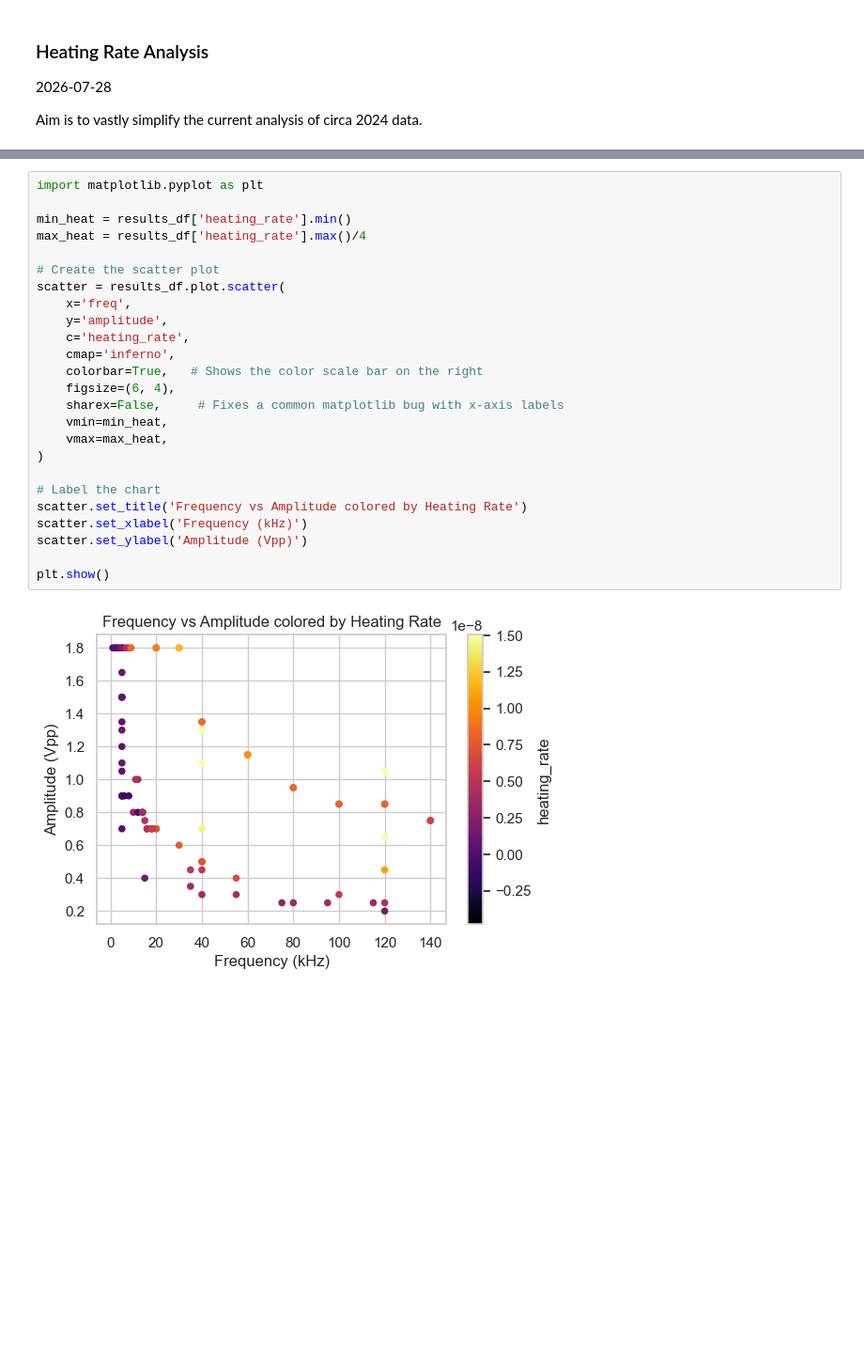
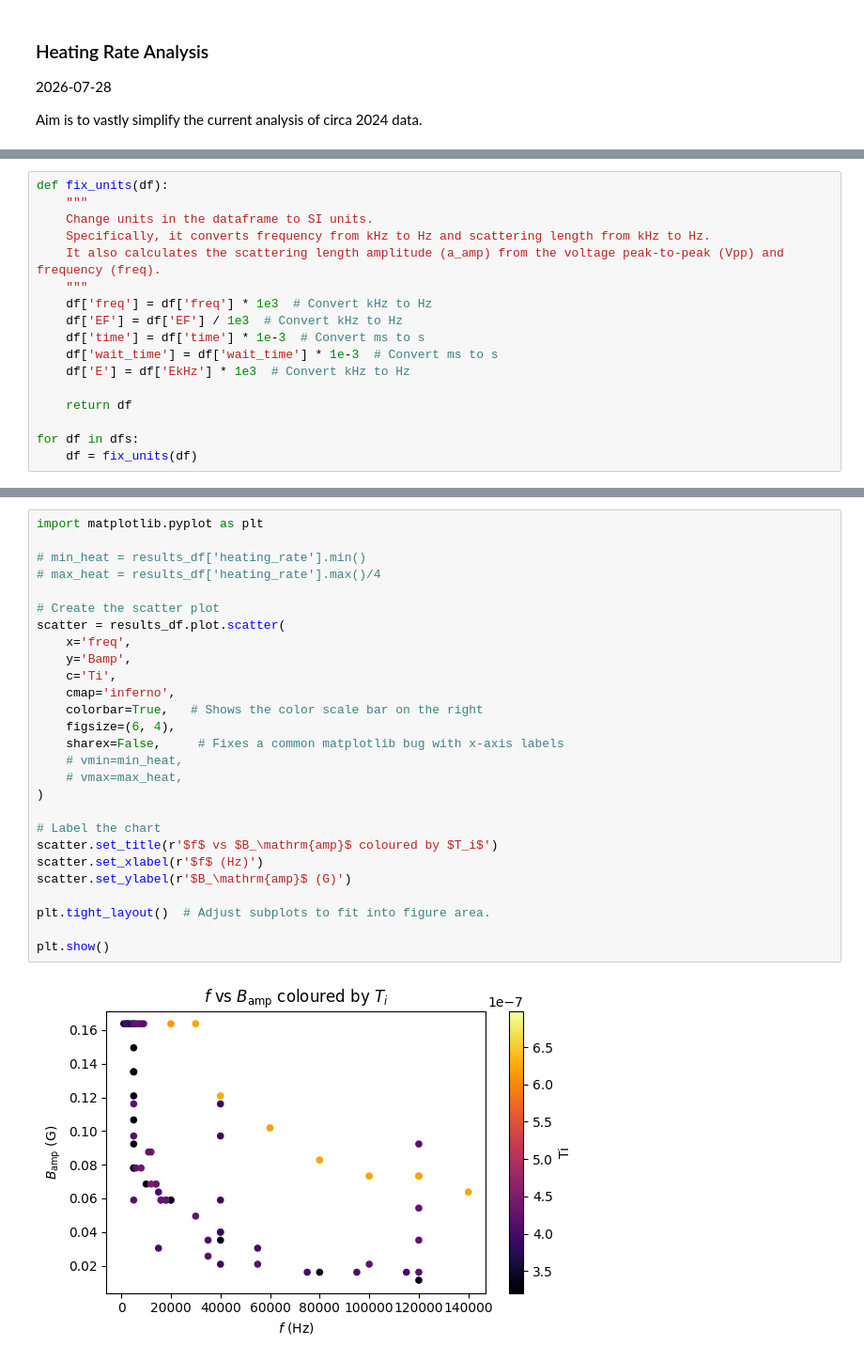
Before and after one commit to uoft-chiplab/Fast-Modulation-Contact-Correlation-Project, a Jupyter notebook: contact_correlations/heating_rate_analysis.ipynb, the cells around one changed output, grey strips where cells are left out. Shown at 94% size. Saved outputs shown, nothing was run; the diff lists cells and outputs as text; blank space fills up the shorter version.

Commit message:
Fixed units in analysis script

```diff
--- a/contact_correlations/heating_rate_analysis.ipynb
+++ b/contact_correlations/heating_rate_analysis.ipynb
@@ -45,4 +61,21 @@ Index(['cyc', 'freq', 'amplitude', 'time', 'wait_time', 'cyc2', 'T', 'TF',
        'EkHz2', 'SNkB', 'tof', 'AR', 'beta_visc', 'alpha_visc', 'smomE',
        'smomEkHz', 'smomEoEFEst', 'smomEoEF', 'filename'],
       dtype='object')
+# %%
+def fix_units(df):
+    """
+    Change units in the dataframe to SI units.
+    Specifically, it converts frequency from kHz to Hz and scattering length from kHz to Hz.
+    It also calculates the scattering length amplitude (a_amp) from the voltage peak-to-peak (Vpp) and frequency (freq).
+    """
+    df['freq'] = df['freq'] * 1e3  # Convert kHz to Hz
+    df['EF'] = df['EF'] / 1e3  # Convert kHz to Hz
+    df['time'] = df['time'] * 1e-3  # Convert ms to s
+    df['wait_time'] = df['wait_time'] * 1e-3  # Convert ms to s
+    df['E'] = df['EkHz'] * 1e3  # Convert kHz to Hz
+
+    return df
+
+for df in dfs:
+    df = fix_units(df)
 # %%
@@ -95,30 +163,32 @@ results_df = pd.concat([
 # %%
 import matplotlib.pyplot as plt
 
-min_heat = results_df['heating_rate'].min()
-max_heat = results_df['heating_rate'].max()/4
+# min_heat = results_df['heating_rate'].min()
+# max_heat = results_df['heating_rate'].max()/4
 
 # Create the scatter plot
 scatter = results_df.plot.scatter(
     x='freq',
-    y='amplitude',
-    c='heating_rate',
+    y='Bamp',
+    c='Ti',
     cmap='inferno',
     colorbar=True,   # Shows the color scale bar on the right
     figsize=(6, 4),
     sharex=False,     # Fixes a common matplotlib bug with x-axis labels
-    vmin=min_heat,
-    vmax=max_heat,
+    # vmin=min_heat,
+    # vmax=max_heat,
 )
 
 # Label the chart
-scatter.set_title('Frequency vs Amplitude colored by Heating Rate')
-scatter.set_xlabel('Frequency (kHz)')
-scatter.set_ylabel('Amplitude (Vpp)')
+scatter.set_title(r'$f$ vs $B_\mathrm{amp}$ coloured by $T_i$')
+scatter.set_xlabel(r'$f$ (Hz)')
+scatter.set_ylabel(r'$B_\mathrm{amp}$ (G)')
+
+plt.tight_layout()  # Adjust subplots to fit into figure area.
 
 plt.show()
 # %% [output]
-[figure, old version]
+[figure, new version]
 # %%
 # Get the top value and its total row count
 most_common_freqs = results_df['freq'].value_counts()
```
Also changed, not shown: parts of 9 cells of this notebook, 2 other files.
